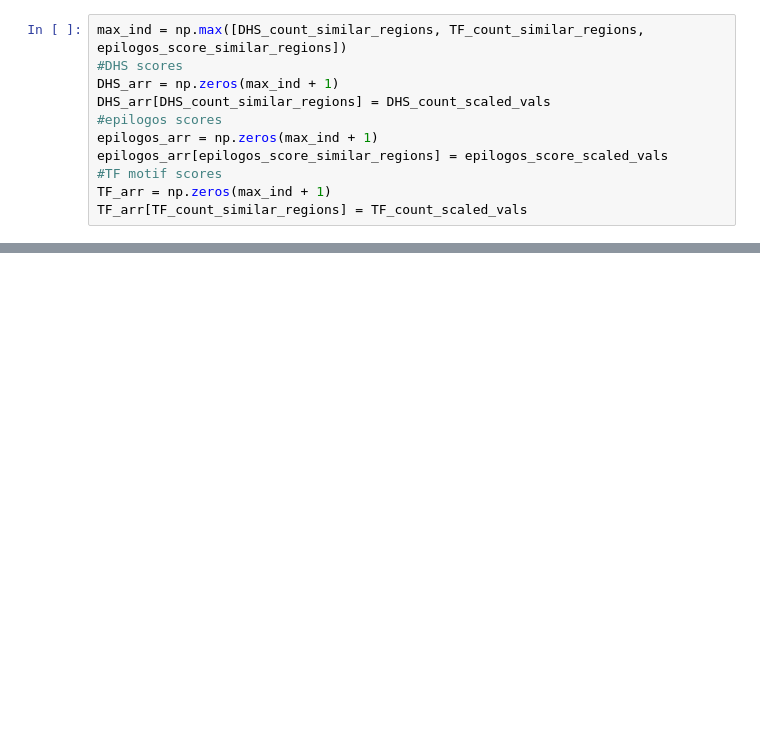
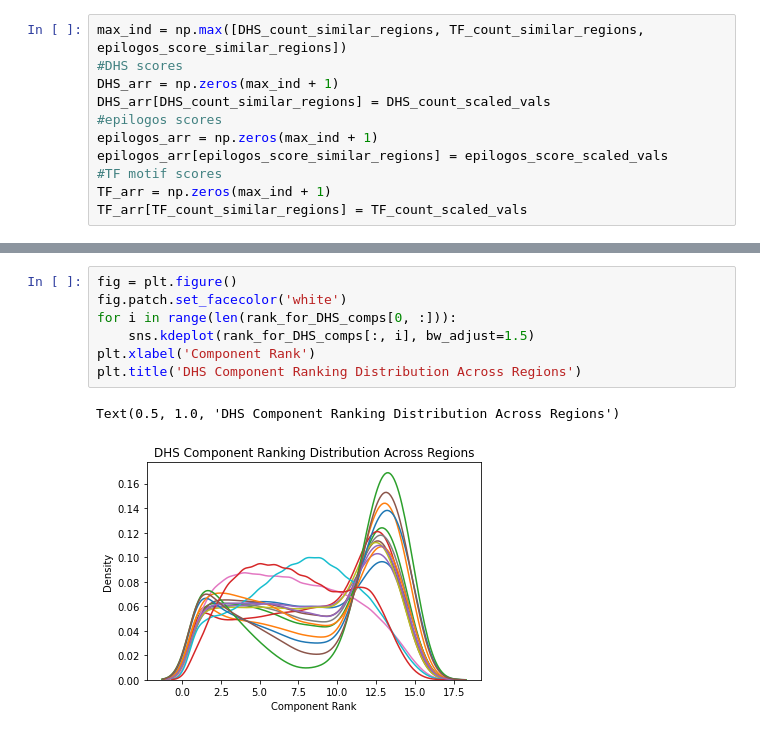
Before and after one commit to meuleman/gilbertAPI, a Jupyter notebook: externalresources/code/pipeline/pipeline_analysis.ipynb, the cells around one changed output, grey strips where cells are left out. Cells and saved outputs as stored; diff of their text form; blank space fills up the shorter version.

```diff
--- a/externalresources/code/pipeline/pipeline_analysis.ipynb
+++ b/externalresources/code/pipeline/pipeline_analysis.ipynb
@@ -273,0 +986,10 @@ Comparing OOE Values Between ROI (44127) and Rank 99 Similar Region (34210)
+# %%
+fig = plt.figure()
+fig.patch.set_facecolor('white')
+for i in range(len(rank_for_DHS_comps[0, :])):
+    sns.kdeplot(rank_for_DHS_comps[:, i], bw_adjust=1.5)
+plt.xlabel('Component Rank')
+plt.title('DHS Component Ranking Distribution Across Regions')
+# %% [output]
+Text(0.5, 1.0, 'DHS Component Ranking Distribution Across Regions')
+[figure, added]
```
Also changed, not shown: parts of 46 cells of this notebook.
